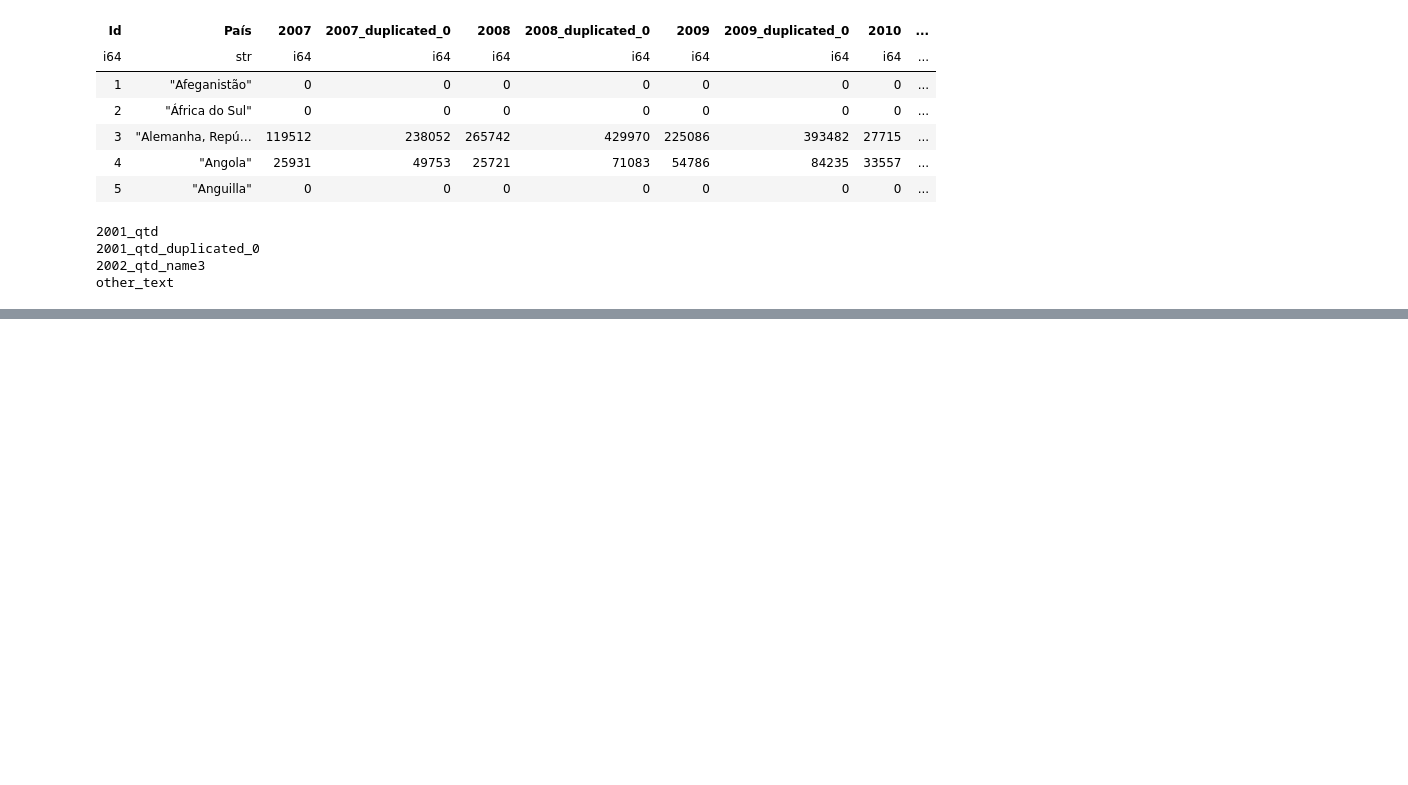
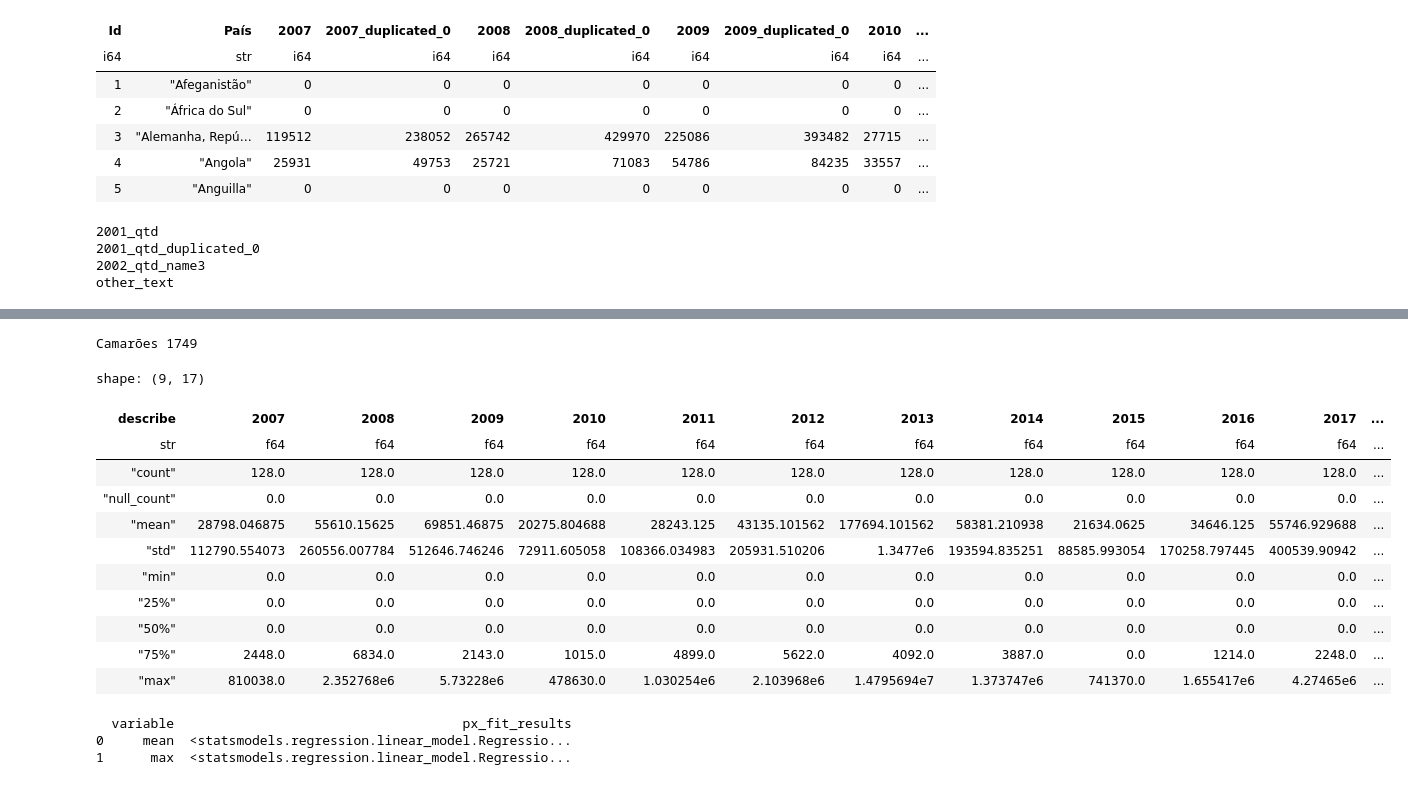
Before and after one commit to carlosvneves/fiap_techchallenge01, a Jupyter notebook: tech_challenge_fase01/wineData/src/playground.ipynb, the cells around one changed output, grey strips where cells are left out. Saved outputs shown, nothing was run; the diff lists cells and outputs as text; code cells hidden in the pictures; blank space fills up the shorter version.

```diff
--- a/tech_challenge_fase01/wineData/src/playground.ipynb
+++ b/tech_challenge_fase01/wineData/src/playground.ipynb
@@ -64,3 +68,6 @@ shape: (5, 34)
 | 3 | "Alemanha, Repú… | 119512 | 238052 | 265742 | 429970 | 225086 | 393482 | 27715 | 138666 | 36070 | ... |
 | 4 | "Angola" | 25931 | 49753 | 25721 | 71083 | 54786 | 84235 | 33557 | 189891 | 13889 | ... |
 | 5 | "Anguilla" | 0 | 0 | 0 | 0 | 0 | 0 | 0 | 0 | 0 | ... |
+# %%
+exp_vinho_qtd = exp_vinho.select(cs.all() - cs.contains("_val"))
+exp_vinho_qtd.head()
@@ -66,0 +143,7 @@ shape: (5, 34)
+# %%
+k = list(qtd_by_country[0].keys())[0]
+v = list(qtd_by_country[0].values())[0][0][0]
+
+print(k,v)
+# %% [output]
+Camarões 1749
@@ -66,0 +152,16 @@ shape: (5, 34)
+# %%
+exp_vinho_qtd_summ = exp_vinho_qtd.select(cs.all() - cs.starts_with(["Id", "Country"])).describe()
+exp_vinho_qtd_summ
+# %% [output]
+shape: (9, 17)
+| describe | 2007 | 2008 | 2009 | 2010 | 2011 | 2012 | 2013 | 2014 | 2015 | 2016 | 2017 | ... |
+| str | f64 | f64 | f64 | f64 | f64 | f64 | f64 | f64 | f64 | f64 | f64 | ... |
+| "count" | 128.0 | 128.0 | 128.0 | 128.0 | 128.0 | 128.0 | 128.0 | 128.0 | 128.0 | 128.0 | 128.0 | ... |
+| "null_count" | 0.0 | 0.0 | 0.0 | 0.0 | 0.0 | 0.0 | 0.0 | 0.0 | 0.0 | 0.0 | 0.0 | ... |
+| "mean" | 28798.046875 | 55610.15625 | 69851.46875 | 20275.804688 | 28243.125 | 43135.101562 | 177694.101562 | 58381.210938 | 21634.0625 | 34646.125 | 55746.929688 | ... |
+| "std" | 112790.554073 | 260556.007784 | 512646.746246 | 72911.605058 | 108366.034983 | 205931.510206 | 1.3477e6 | 193594.835251 | 88585.993054 | 170258.797445 | 400539.90942 | ... |
+| "min" | 0.0 | 0.0 | 0.0 | 0.0 | 0.0 | 0.0 | 0.0 | 0.0 | 0.0 | 0.0 | 0.0 | ... |
+| "25%" | 0.0 | 0.0 | 0.0 | 0.0 | 0.0 | 0.0 | 0.0 | 0.0 | 0.0 | 0.0 | 0.0 | ... |
+| "50%" | 0.0 | 0.0 | 0.0 | 0.0 | 0.0 | 0.0 | 0.0 | 0.0 | 0.0 | 0.0 | 0.0 | ... |
+| "75%" | 2448.0 | 6834.0 | 2143.0 | 1015.0 | 4899.0 | 5622.0 | 4092.0 | 3887.0 | 0.0 | 1214.0 | 2248.0 | ... |
+| "max" | 810038.0 | 2.352768e6 | 5.73228e6 | 478630.0 | 1.030254e6 | 2.103968e6 | 1.4795694e7 | 1.373747e6 | 741370.0 | 1.655417e6 | 4.27465e6 | ... |
@@ -66,0 +173,7 @@ shape: (5, 34)
+# %%
+results = px.get_trendline_results(fig)
+print(results)
+# %% [output]
+  variable                                     px_fit_results
+0     mean  <statsmodels.regression.linear_model.Regressio...
+1      max  <statsmodels.regression.linear_model.Regressio...
```
Also changed, not shown: parts of 19 cells of this notebook, 2 other files.
